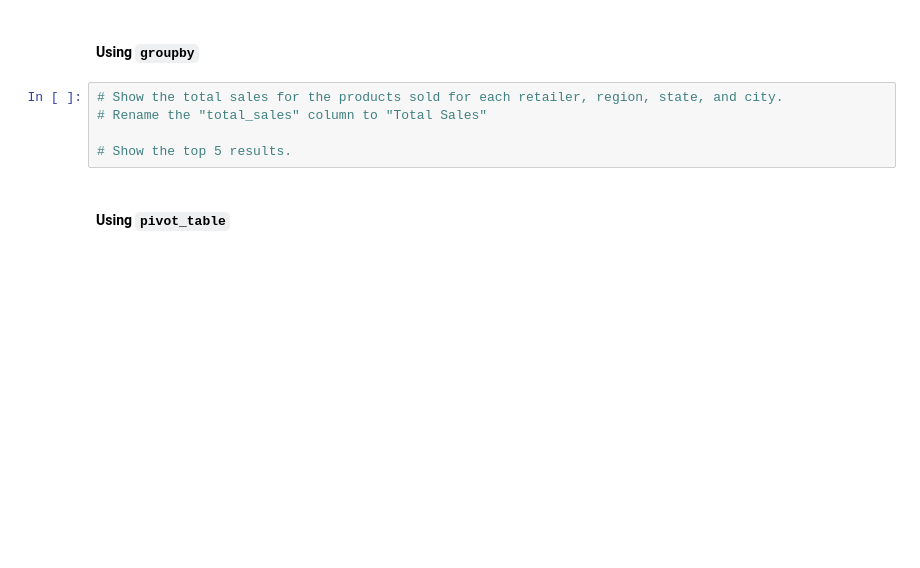
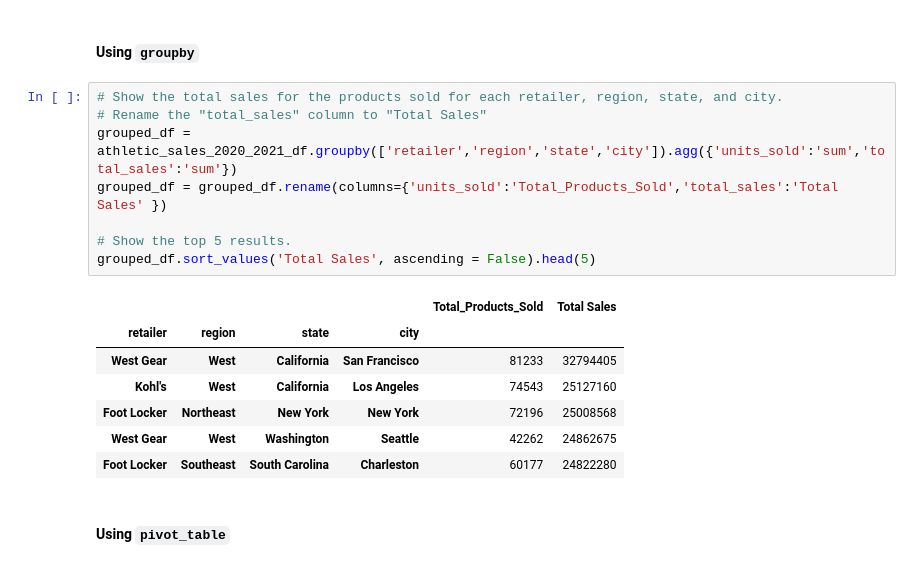
Before and after one commit to skfotedar/athletic_sales_analysis, a Jupyter notebook: M5_Starter_Code/athletic_sales_analysis_starter_code.ipynb, the cells around one changed output. Cells and saved outputs as stored; diff of their text form; blank space fills up the shorter version.

```diff
--- a/M5_Starter_Code/athletic_sales_analysis_starter_code.ipynb
+++ b/M5_Starter_Code/athletic_sales_analysis_starter_code.ipynb
@@ -256,8 +273,19 @@ grouped_region_df.count().head(30)
 # %%
 # Show the total sales for the products sold for each retailer, region, state, and city.
 # Rename the "total_sales" column to "Total Sales"
+grouped_df = athletic_sales_2020_2021_df.groupby(['retailer','region','state','city']).agg({'units_sold':'sum','total_sales':'sum'})
+grouped_df = grouped_df.rename(columns={'units_sold':'Total_Products_Sold','total_sales':'Total Sales' })
 
 # Show the top 5 results.
+grouped_df.sort_values('Total Sales', ascending = False).head(5)
+# %% [output]
+|  |  |  |  | Total_Products_Sold | Total Sales |
+| retailer | region | state | city |  |  |
+| West Gear | West | California | San Francisco | 81233 | 32794405 |
+| Kohl's | West | California | Los Angeles | 74543 | 25127160 |
+| Foot Locker | Northeast | New York | New York | 72196 | 25008568 |
+| West Gear | West | Washington | Seattle | 42262 | 24862675 |
+| Foot Locker | Southeast | South Carolina | Charleston | 60177 | 24822280 |
 # %% [markdown]
 #### Using `pivot_table`
 # %%
```
Also changed, not shown: parts of 16 cells of this notebook.
